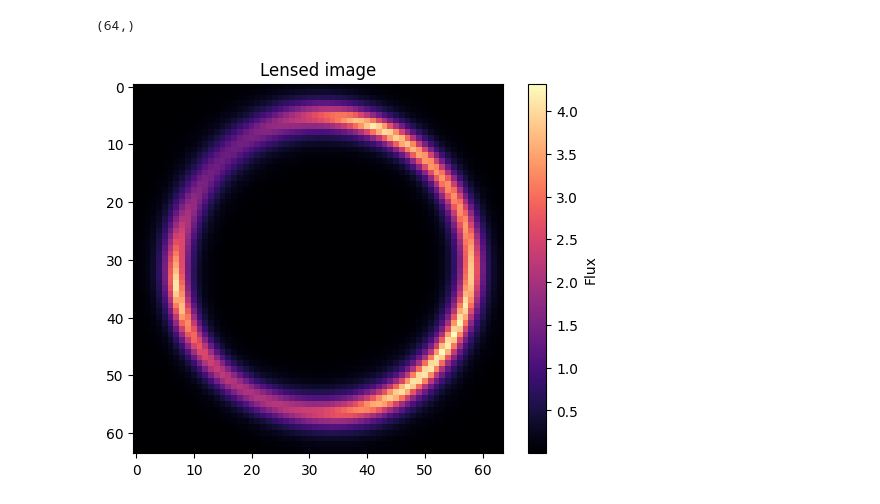
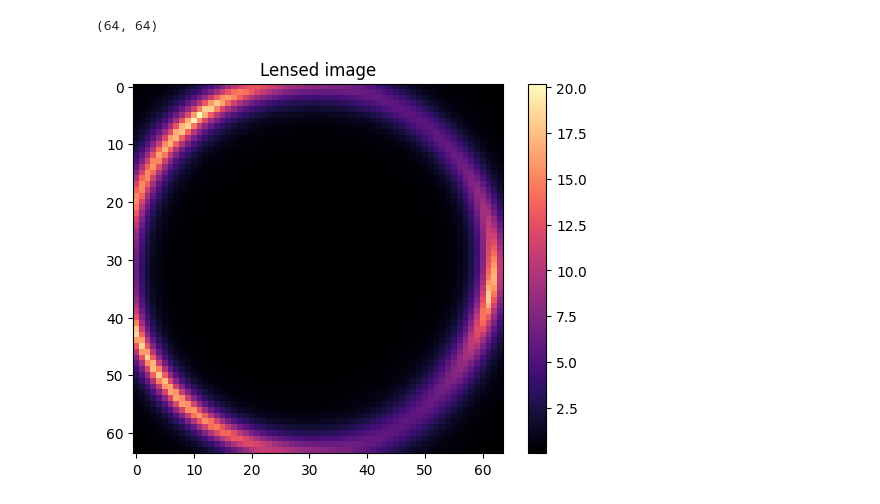
Before and after one commit to KunalG-Zol/deeplense-gsoc2026-tests, a Jupyter notebook: test_2_agentic/notebooks/visualizing.ipynb, the cells around one changed output. Saved outputs shown, nothing was run; the diff lists cells and outputs as text; code cells hidden in the pictures.

```diff
--- a/test_2_agentic/notebooks/visualizing.ipynb
+++ b/test_2_agentic/notebooks/visualizing.ipynb
@@ -2,15 +2,15 @@
 import numpy as np
 import matplotlib.pyplot as plt
 # %%
-arr = np.load('../agent/outputs/Model_II/cdm/cdm_sim_279840962413770860547471529539634671305.npy', allow_pickle=True)
+arr = np.load('../agent/outputs/Model_III/no_sub/no_sub_sim_86162294960525634559037825785987517078.npy', allow_pickle=True)
 # %%
-np.shape(arr[0])
+np.shape(arr)
 # %% [output]
-(64,)
+(64, 64)
 # %%
 plt.imshow(arr, cmap='magma')
-plt.colorbar(label='Flux')
+plt.colorbar()
 plt.title('Lensed image')
 plt.show()
 # %% [output]
-[figure, old version]
+[figure, new version]
```
Also changed, not shown: parts of 1 cell of this notebook, 2 other files.
